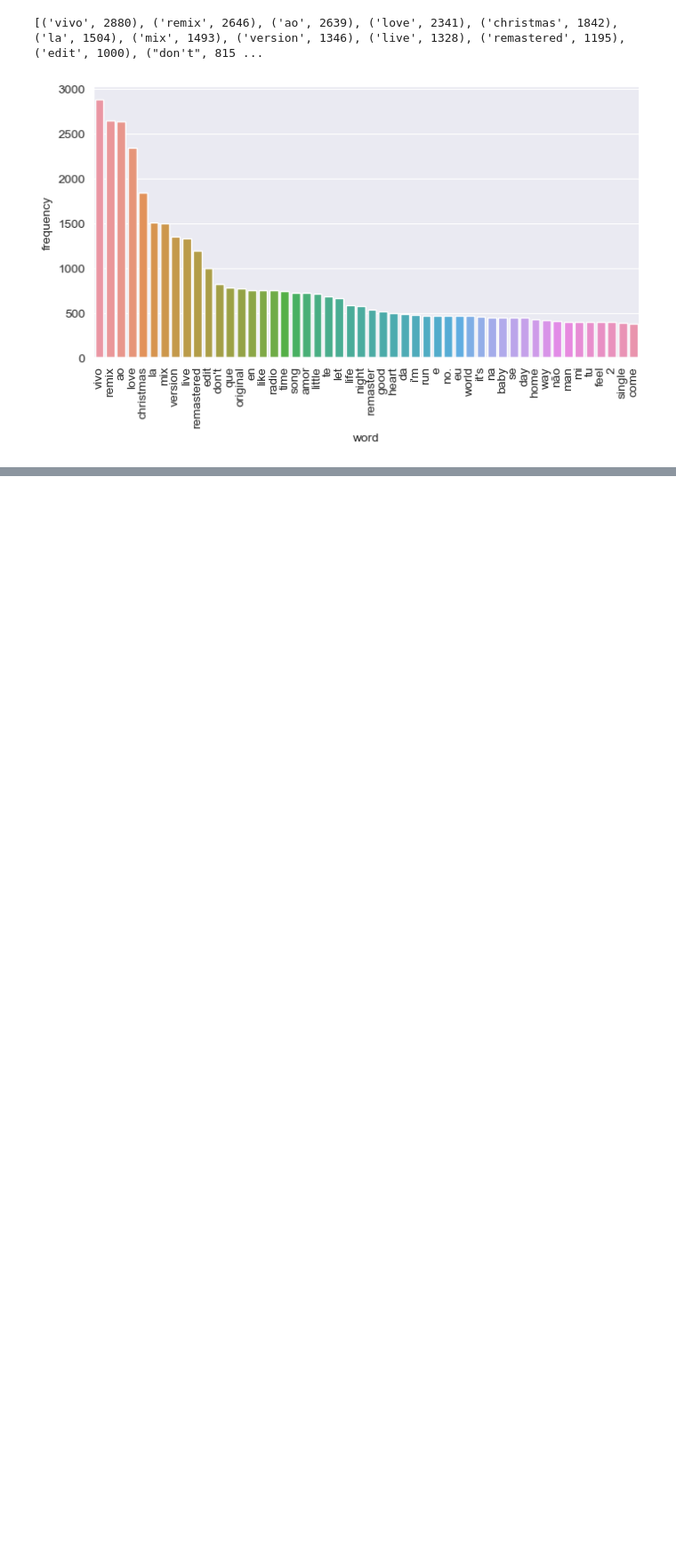
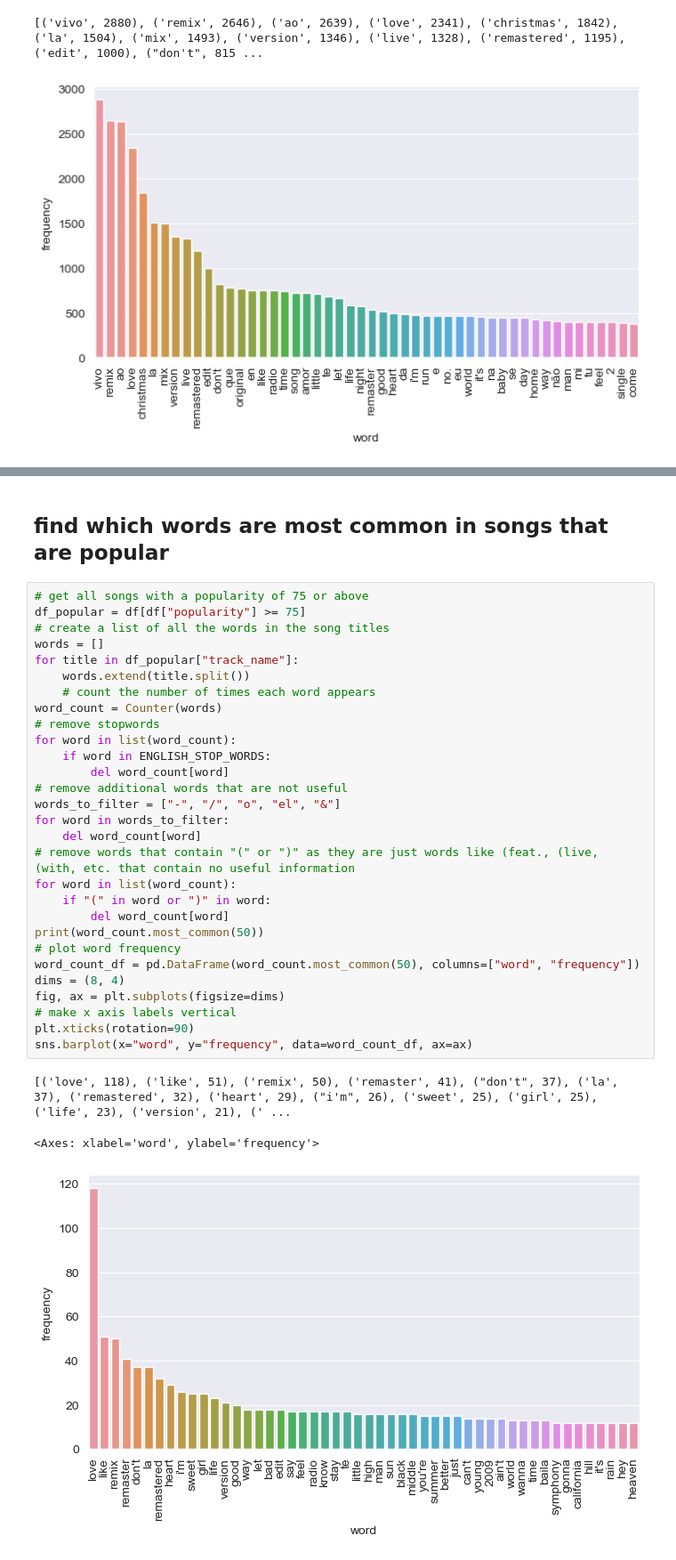
Before and after one commit to andaero/spotifydataviz, a Jupyter notebook: SpotifyAnalysisLarge.ipynb, the cells around one changed output, grey strips where cells are left out. Shown at 89% size. Cells and saved outputs as stored; diff of their text form; blank space fills up the shorter version.

```diff
--- a/SpotifyAnalysisLarge.ipynb
+++ b/SpotifyAnalysisLarge.ipynb
@@ -181,0 +217,35 @@ plt.show()
+# %% [markdown]
+## find which words are most common in songs that are popular
+# %%
+# get all songs with a popularity of 75 or above
+df_popular = df[df["popularity"] >= 75]
+# create a list of all the words in the song titles
+words = []
+for title in df_popular["track_name"]:
+    words.extend(title.split())
+    # count the number of times each word appears
+word_count = Counter(words)
+# remove stopwords
+for word in list(word_count):
+    if word in ENGLISH_STOP_WORDS:
+        del word_count[word]
+# remove additional words that are not useful
+words_to_filter = ["-", "/", "o", "el", "&"]
+for word in words_to_filter:
+    del word_count[word]
+# remove words that contain "(" or ")" as they are just words like (feat., (live, (with, etc. that contain no useful information
+for word in list(word_count):
+    if "(" in word or ")" in word:
+        del word_count[word]
+print(word_count.most_common(50))
+# plot word frequency
+word_count_df = pd.DataFrame(word_count.most_common(50), columns=["word", "frequency"])
+dims = (8, 4)
+fig, ax = plt.subplots(figsize=dims)
+# make x axis labels vertical
+plt.xticks(rotation=90)
+sns.barplot(x="word", y="frequency", data=word_count_df, ax=ax)
+# %% [output]
+[('love', 118), ('like', 51), ('remix', 50), ('remaster', 41), ("don't", 37), ('la', 37), ('remastered', 32), ('heart', 29), ("i'm", 26), ('sweet', 25), ('girl', 25), ('life', 23), ('version', 21), (' ...
+<Axes: xlabel='word', ylabel='frequency'>
+[figure, added]
```
Also changed, not shown: parts of 4 cells of this notebook.
